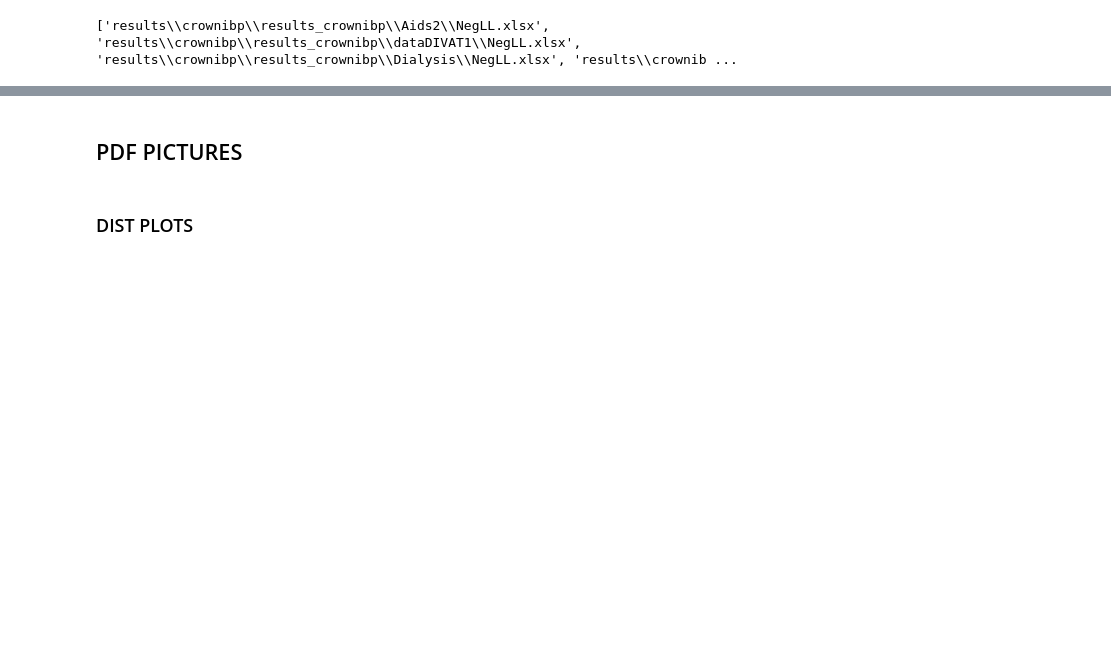
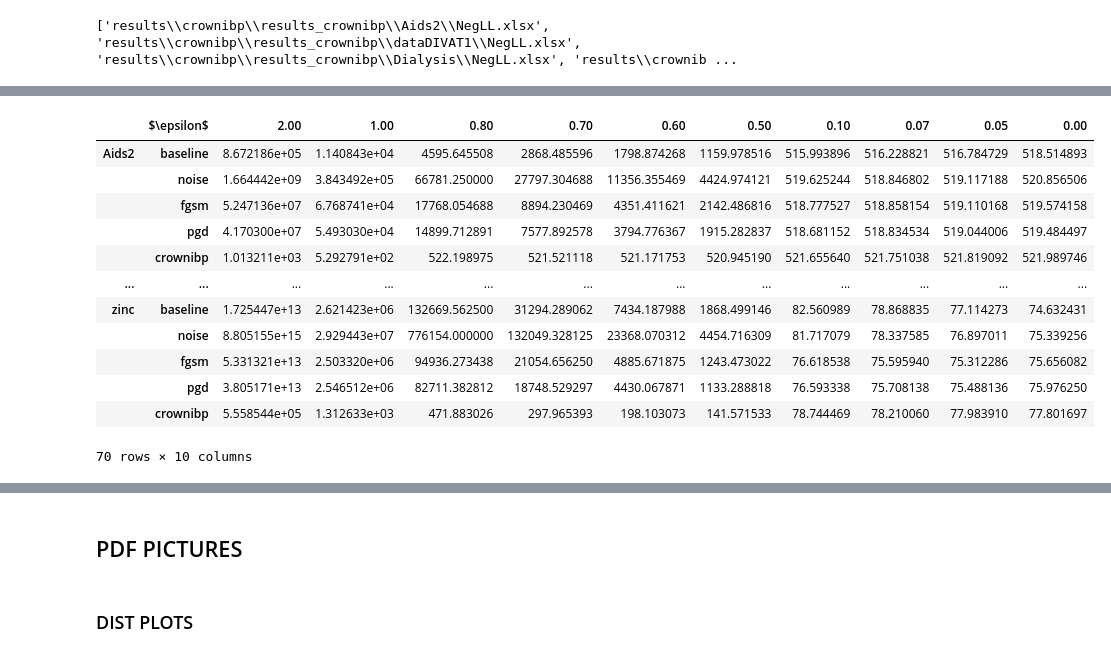
Before and after one commit to mlpotter/SAWAR, a Jupyter notebook: EECE7398_FINAL_DATA.ipynb, the cells around one changed output, grey strips where cells are left out. Saved outputs shown, nothing was run; the diff lists cells and outputs as text; code cells hidden in the pictures; blank space fills up the shorter version.

```diff
--- a/EECE7398_FINAL_DATA.ipynb
+++ b/EECE7398_FINAL_DATA.ipynb
@@ -228,0 +247,16 @@ $\epsilon$ &  &  &  &  &  &  &  &  &  &  &  &  &  &  &  &  &  &  &  &  &  &  &
+# %%
+dfmi.T
+# %% [output]
+|  | $\epsilon$ | 2.00 | 1.00 | 0.80 | 0.70 | 0.60 | 0.50 | 0.10 | 0.07 | 0.05 | 0.00 |
+| Aids2 | baseline | 8.672186e+05 | 1.140843e+04 | 4595.645508 | 2868.485596 | 1798.874268 | 1159.978516 | 515.993896 | 516.228821 | 516.784729 | 518.514893 |
+|  | noise | 1.664442e+09 | 3.843492e+05 | 66781.250000 | 27797.304688 | 11356.355469 | 4424.974121 | 519.625244 | 518.846802 | 519.117188 | 520.856506 |
+|  | fgsm | 5.247136e+07 | 6.768741e+04 | 17768.054688 | 8894.230469 | 4351.411621 | 2142.486816 | 518.777527 | 518.858154 | 519.110168 | 519.574158 |
+|  | pgd | 4.170300e+07 | 5.493030e+04 | 14899.712891 | 7577.892578 | 3794.776367 | 1915.282837 | 518.681152 | 518.834534 | 519.044006 | 519.484497 |
+|  | crownibp | 1.013211e+03 | 5.292791e+02 | 522.198975 | 521.521118 | 521.171753 | 520.945190 | 521.655640 | 521.751038 | 521.819092 | 521.989746 |
+| ... | ... | ... | ... | ... | ... | ... | ... | ... | ... | ... | ... |
+| zinc | baseline | 1.725447e+13 | 2.621423e+06 | 132669.562500 | 31294.289062 | 7434.187988 | 1868.499146 | 82.560989 | 78.868835 | 77.114273 | 74.632431 |
+|  | noise | 8.805155e+15 | 2.929443e+07 | 776154.000000 | 132049.328125 | 23368.070312 | 4454.716309 | 81.717079 | 78.337585 | 76.897011 | 75.339256 |
+|  | fgsm | 5.331321e+13 | 2.503320e+06 | 94936.273438 | 21054.656250 | 4885.671875 | 1243.473022 | 76.618538 | 75.595940 | 75.312286 | 75.656082 |
+|  | pgd | 3.805171e+13 | 2.546512e+06 | 82711.382812 | 18748.529297 | 4430.067871 | 1133.288818 | 76.593338 | 75.708138 | 75.488136 | 75.976250 |
+|  | crownibp | 5.558544e+05 | 1.312633e+03 | 471.883026 | 297.965393 | 198.103073 | 141.571533 | 78.744469 | 78.210060 | 77.983910 | 77.801697 |
+70 rows × 10 columns
```
Also changed, not shown: parts of 13 cells of this notebook, 1 other file.
